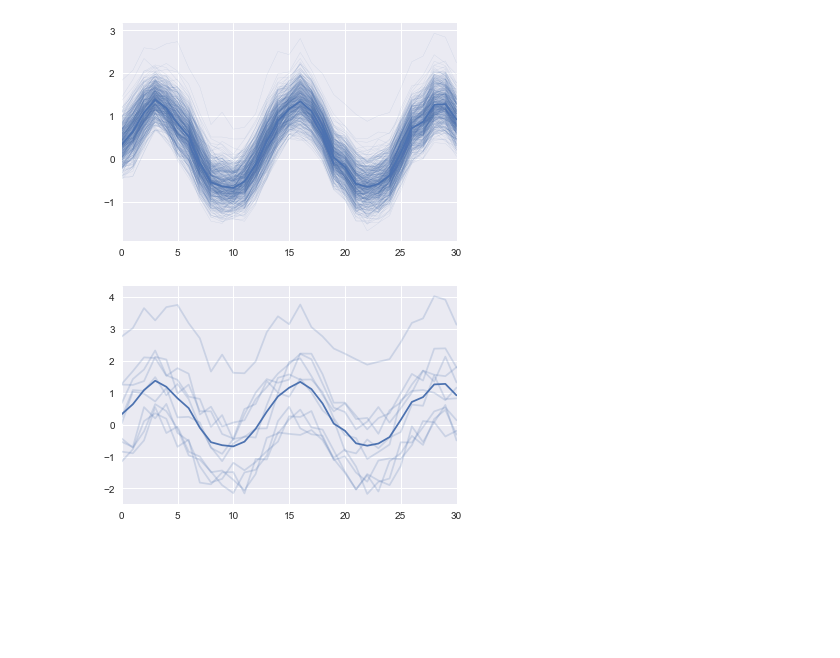
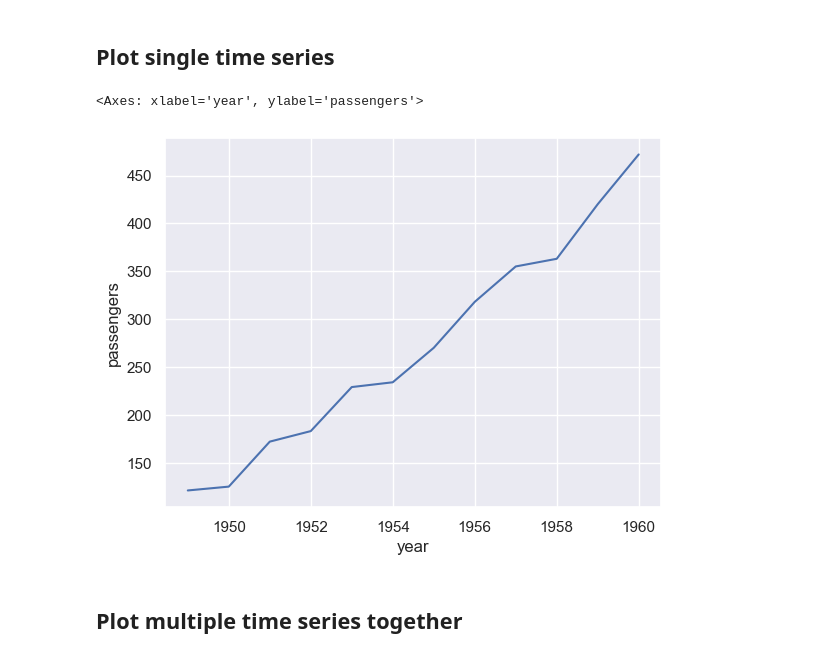
Before and after one commit to fmi/iot-course, a Jupyter notebook: 11-data-management-and-analytics/notebooks/TimeSeriesVisualization.ipynb, the cells around one changed output. Saved outputs shown, nothing was run; the diff lists cells and outputs as text; code cells hidden in the pictures; blank space fills up the shorter version.

Commit message:
Update seaborn. Deps in poetry.

```diff
--- a/11-data-management-and-analytics/notebooks/TimeSeriesVisualization.ipynb
+++ b/11-data-management-and-analytics/notebooks/TimeSeriesVisualization.ipynb
@@ -1,6 +1,5 @@
 # %%
-# Examples from
-#https://seaborn.pydata.org/generated/seaborn.tsplot.html
+# Examples from https://seaborn.pydata.org/generated/seaborn.lineplot.html
 
 import numpy as np
 import seaborn as sns
@@ -9,9 +8,6 @@ import matplotlib.pyplot as plt
 np.random.seed(22)
 sns.set(color_codes=True)
 
-x = np.linspace(0, 15, 31)
-print('x = {}\n'.format(x))
-
-data = np.sin(x) + np.random.rand(10, 31) + np.random.randn(10, 1)
-print('data = {}'.format(data))
+flights = sns.load_dataset("flights")
+flights.head()
 # %% [output]
@@ -85,8 +20,10 @@ ax = sns.tsplot(data=data, estimator=np.median)
-# %%
-ax = sns.tsplot(data=data, err_style="boot_traces", n_boot=500)
-# %% [output]
-[figure, removed]
-# %%
-ax = sns.tsplot(data=data, err_style="unit_traces")
-# %% [output]
-[figure, removed]
+# %% [markdown]
+## Plot single time series
+# %%
+may_flights = flights.query("month == 'May'")
+sns.lineplot(data=may_flights, x="year", y="passengers")
+# %% [output]
+<Axes: xlabel='year', ylabel='passengers'>
+[figure, added]
+# %% [markdown]
+## Plot multiple time series together
```
Also changed, not shown: parts of 19 cells of this notebook, 2 other files.
